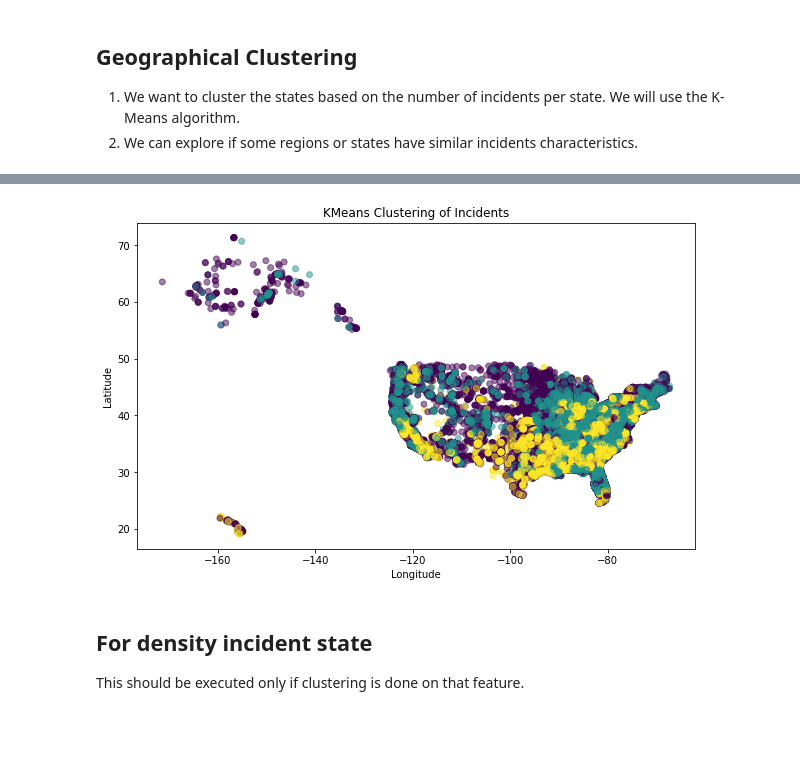
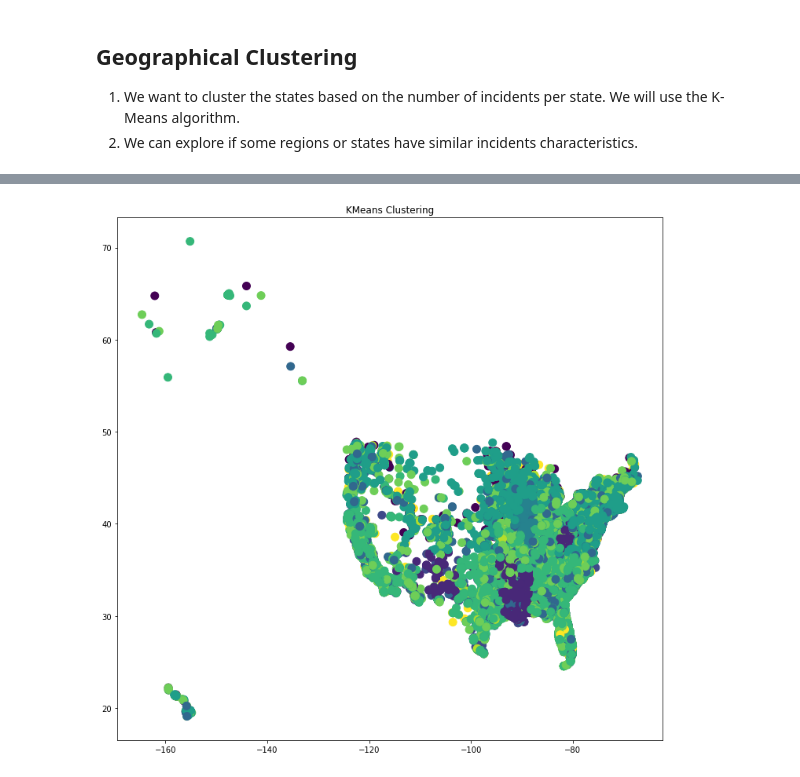
Before and after one commit to TheDarkPyotr/DataMining2023, a Jupyter notebook: source/Task2_Clustering_Analysis.ipynb, the cells around one changed output, grey strips where cells are left out. Saved outputs shown, nothing was run; the diff lists cells and outputs as text; code cells hidden in the pictures; blank space fills up the shorter version.

Commit message:
fixed merge with other data and some clustering

```diff
--- a/source/Task2_Clustering_Analysis.ipynb
+++ b/source/Task2_Clustering_Analysis.ipynb
@@ -153,0 +105,21 @@ As expected we have three clusters, one for each party.
+# %%
+# Determine the optimal number of clusters using the Elbow Method
+inertia = []
+silhouette_scores = []
+
+for k in tqdm(range(2, 11)):
+    kmeans = KMeans(n_clusters=k, random_state=42, init='k-means++', n_init=10, max_iter=100)
+    kmeans.fit(scaled_data)
+    inertia.append(kmeans.inertia_)
+    #silhouette_scores.append(silhouette_score(scaled_data, kmeans.labels_))
+
+# Plot the Elbow Method
+plt.figure(figsize=(10, 5))
+plt.subplot(1, 2, 1)
+plt.plot(range(2, 11), inertia, marker='o')
+plt.xlabel('Number of Clusters (K)')
+plt.ylabel('Inertia')
+plt.title('Elbow Method')
+
+plt.tight_layout()
+plt.show()
@@ -153,0 +128,7 @@ As expected we have three clusters, one for each party.
+# %%
+# Choose the optimal K and fit the KMeans model
+optimal_k = 10 # Adjust based on your analysis
+kmeans = KMeans(n_clusters=optimal_k, random_state=42)
+#sample same data as above
+df_merged = df_merged_clustering_reduced.copy()
+df_merged['cluster'] = kmeans.fit_predict(scaled_data)
@@ -154,16 +137,12 @@ As expected we have three clusters, one for each party.
 # %%
-# Visualize the clusters (scatter plot of latitude and longitude with different colors for each cluster)
-plt.figure(figsize=(10, 6))
-
-plt.scatter(df_clusters['longitude'], df_clusters['latitude'], c=df_clusters['cluster'], cmap='viridis', alpha=0.5)
-plt.title('KMeans Clustering of Incidents')
-
-plt.xlabel('Longitude')
-plt.ylabel('Latitude')
+# Example: Scatter plot for two features
+# bigger plot
+plt.figure(figsize=(20, 10))
+plt.subplot(1, 2, 1)
+# longitude and latitude
+plt.scatter(df_merged['longitude'], df_merged['latitude'], c=df_merged['cluster'], cmap='viridis', s=100)
+plt.title('KMeans Clustering')
+plt.tight_layout()
 plt.show()
 # %% [output]
-[figure, old version]
+[figure, new version]
-# %% [markdown]
-## For density incident state
-
-This should be executed only if clustering is done on that feature.
```
Also changed, not shown: parts of 29 cells of this notebook, 5 other files.
